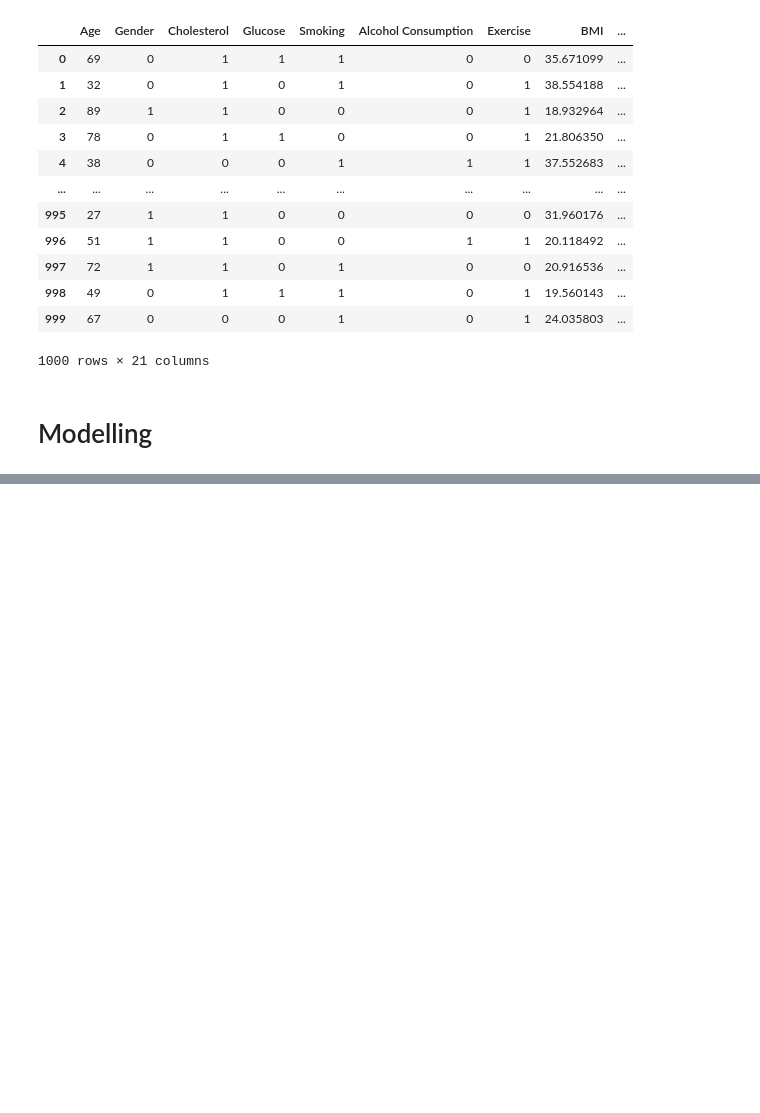
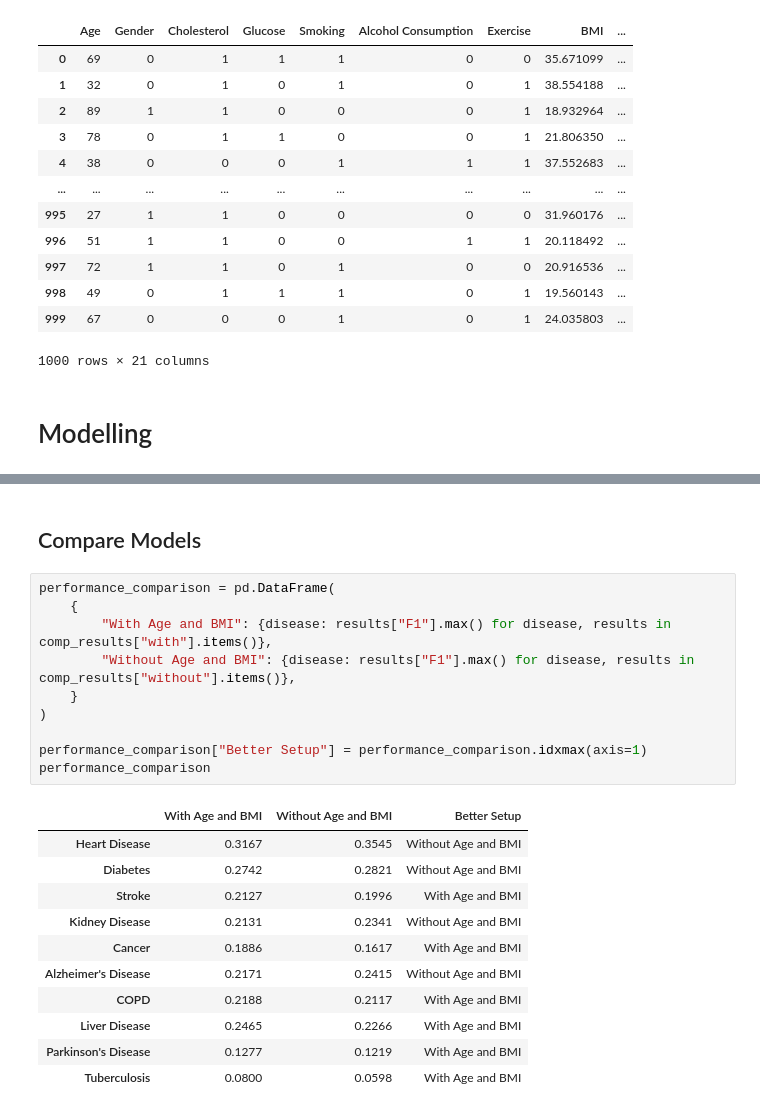
Before and after one commit to Dam314159/Machine-Learning-Operations, a Jupyter notebook: notebooks/Health_Modelling.ipynb, the cells around one changed output, grey strips where cells are left out. Cells and saved outputs as stored; diff of their text form; blank space fills up the shorter version.

```diff
--- a/notebooks/Health_Modelling.ipynb
+++ b/notebooks/Health_Modelling.ipynb
@@ -114,0 +217,24 @@ MlflowException: Cannot set a deleted experiment 'health_heart_disease_with' as
+# %% [markdown]
+## Compare Models
+# %%
+performance_comparison = pd.DataFrame(
+    {
+        "With Age and BMI": {disease: results["F1"].max() for disease, results in comp_results["with"].items()},
+        "Without Age and BMI": {disease: results["F1"].max() for disease, results in comp_results["without"].items()},
+    }
+)
+
+performance_comparison["Better Setup"] = performance_comparison.idxmax(axis=1)
+performance_comparison
+# %% [output]
+|  | With Age and BMI | Without Age and BMI | Better Setup |
+| Heart Disease | 0.3167 | 0.3545 | Without Age and BMI |
+| Diabetes | 0.2742 | 0.2821 | Without Age and BMI |
+| Stroke | 0.2127 | 0.1996 | With Age and BMI |
+| Kidney Disease | 0.2131 | 0.2341 | Without Age and BMI |
+| Cancer | 0.1886 | 0.1617 | With Age and BMI |
+| Alzheimer's Disease | 0.2171 | 0.2415 | Without Age and BMI |
+| COPD | 0.2188 | 0.2117 | With Age and BMI |
+| Liver Disease | 0.2465 | 0.2266 | With Age and BMI |
+| Parkinson's Disease | 0.1277 | 0.1219 | With Age and BMI |
+| Tuberculosis | 0.0800 | 0.0598 | With Age and BMI |
```
Also changed, not shown: parts of 1 cell of this notebook, 3 other files.
